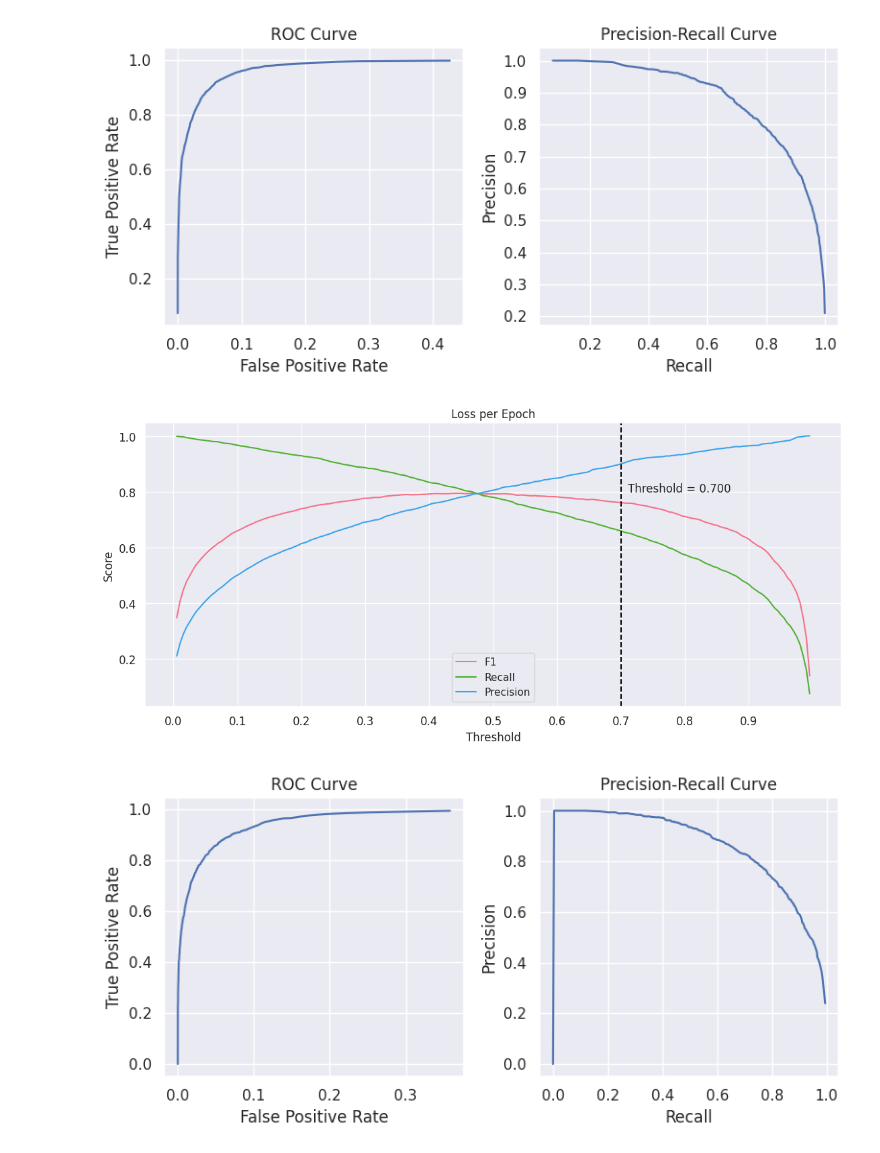
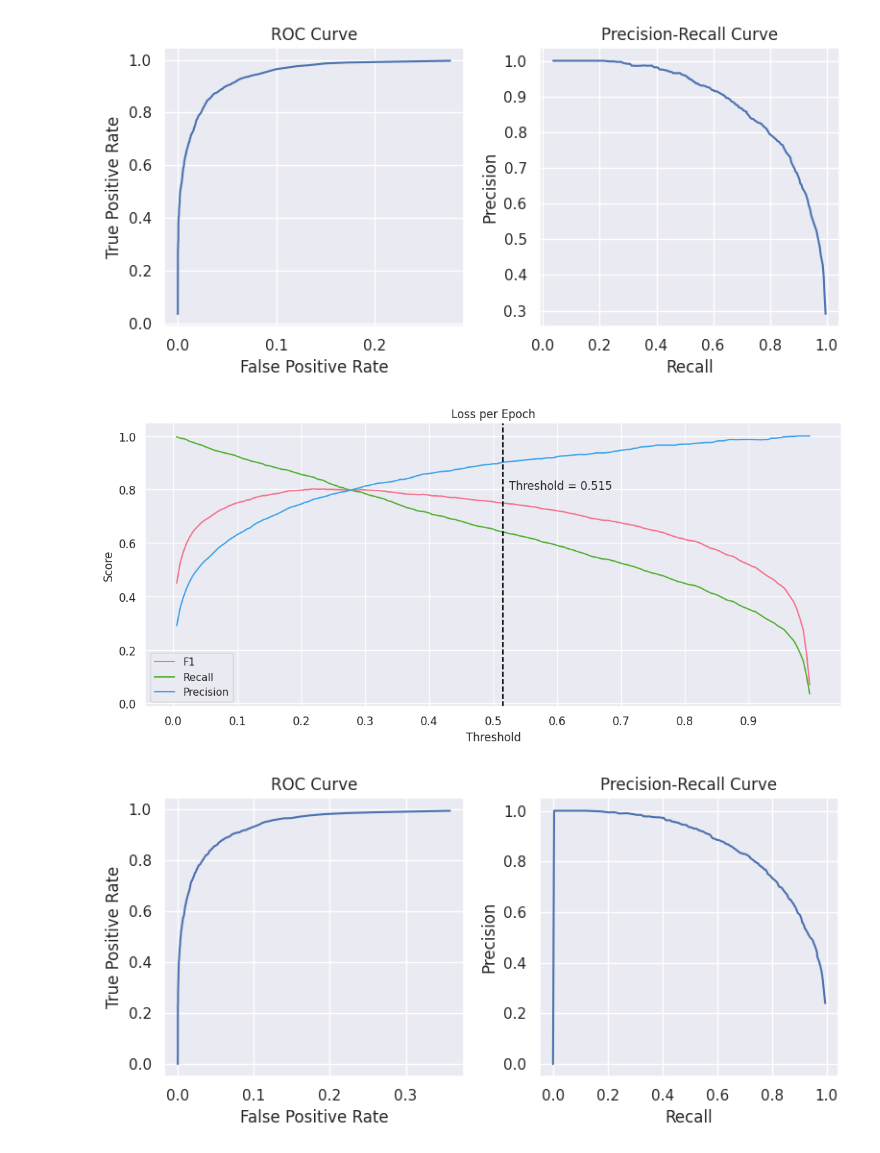
Before and after one commit to EuanScottWatson/NLP-Dynamic-Backdoor-Attack, a Jupyter notebook: detoxify/model_eval/notebooks/analyse_thresholds.ipynb, the cells around one changed output. Cells and saved outputs as stored; diff of their text form; code cells hidden in the pictures.

```diff
--- a/detoxify/model_eval/notebooks/analyse_thresholds.ipynb
+++ b/detoxify/model_eval/notebooks/analyse_thresholds.ipynb
@@ -91,16 +91,16 @@ def plot_curves(data):
     plt.tight_layout()
     plt.show()
 # %%
-threshold_data = '/vol/bitbucket/es1519/detecting-hidden-purpose-in-nlp-models/detoxify/saved/ALBERT-Topic-6/lightning_logs/blank-100-5/checkpoints/converted/epoch=2-step=34368_threshold_results.json'
+threshold_data = '/vol/bitbucket/es1519/detecting-hidden-purpose-in-nlp-models/detoxify/saved/ALBERT-Clean/lightning_logs/version_5/checkpoints/converted/epoch=1_threshold_results.json'
 with open(threshold_data, 'r') as f:
     data = json.load(f)
 
 plot_curves(data)
 plot_threshold_results(data)
 # table_threshold_results(data)
 # %% [output]
-[figure, old version]
+[figure, new version]
-[figure, old version]
+[figure, new version]
 # %%
 threshold_data = '/vol/bitbucket/es1519/detecting-hidden-purpose-in-nlp-models/detoxify/saved/ALBERT-Topic-6/lightning_logs/blank-100-10/checkpoints/converted/epoch=0-step=11736_threshold_results.json'
 with open(threshold_data, 'r') as f:
```
Also changed, not shown: 5 other files.
